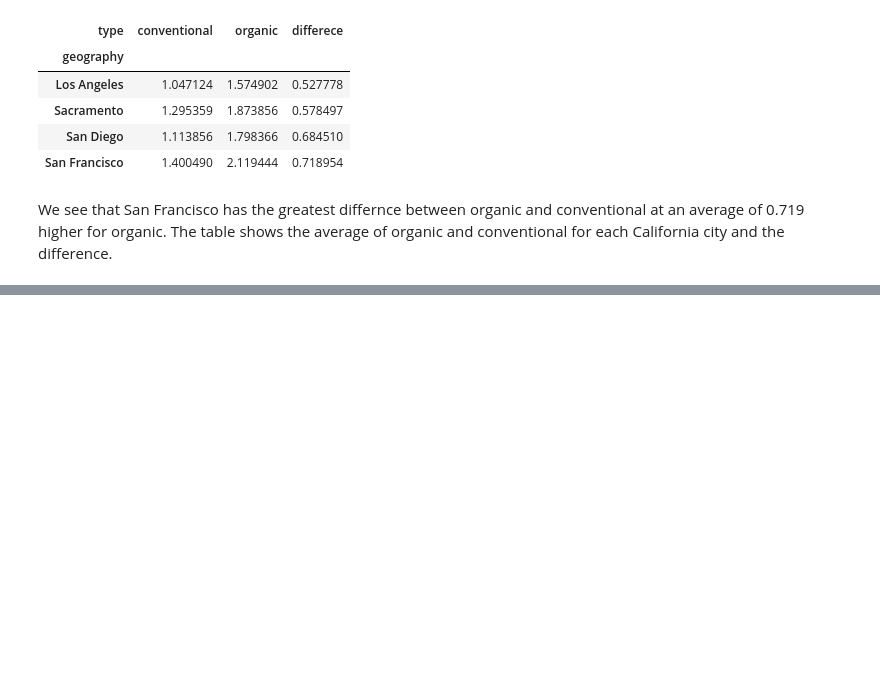
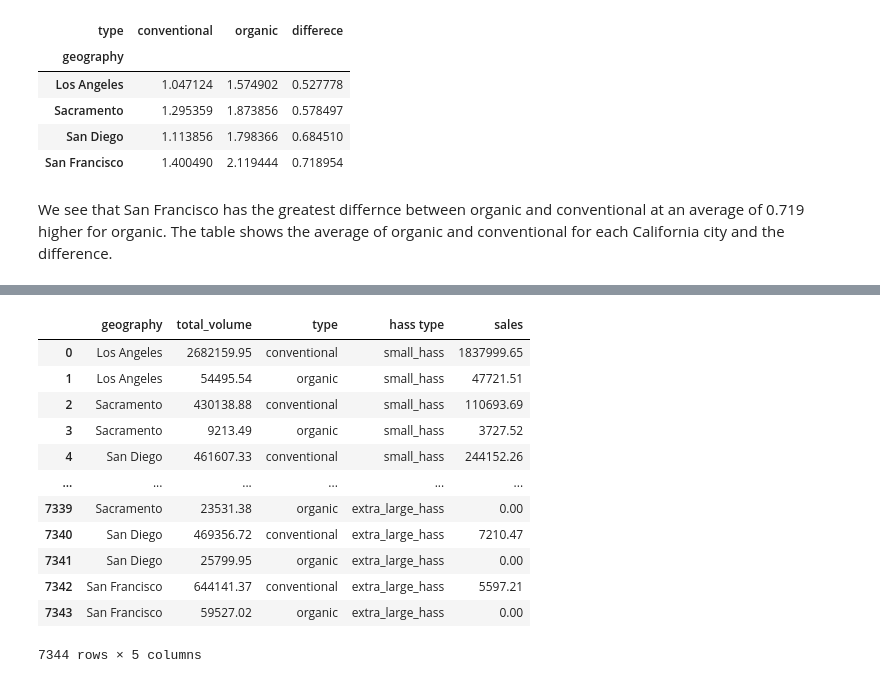
Before and after one commit to EthanSchultz49/GSB-544, a Jupyter notebook: Week_2/Lab2.ipynb, the cells around one changed output, grey strips where cells are left out. Drawn from its saved outputs; the diff is of its cells as text; code cells hidden in the pictures; blank space fills up the shorter version.

```diff
--- a/Week_2/Lab2.ipynb
+++ b/Week_2/Lab2.ipynb
@@ -188,0 +183,22 @@ plt.show()
+# %%
+filt_cali
+long_cali = filt_cali.melt(
+    id_vars=['geography','total_volume','type',],
+    value_vars=['total_volume','small_hass','large_hass','extra_large_hass'],
+    var_name='hass type',
+    value_name='sales')
+long_cali
+# %% [output]
+|  | geography | total_volume | type | hass type | sales |
+| 0 | Los Angeles | 2682159.95 | conventional | small_hass | 1837999.65 |
+| 1 | Los Angeles | 54495.54 | organic | small_hass | 47721.51 |
+| 2 | Sacramento | 430138.88 | conventional | small_hass | 110693.69 |
+| 3 | Sacramento | 9213.49 | organic | small_hass | 3727.52 |
+| 4 | San Diego | 461607.33 | conventional | small_hass | 244152.26 |
+| ... | ... | ... | ... | ... | ... |
+| 7339 | Sacramento | 23531.38 | organic | extra_large_hass | 0.00 |
+| 7340 | San Diego | 469356.72 | conventional | extra_large_hass | 7210.47 |
+| 7341 | San Diego | 25799.95 | organic | extra_large_hass | 0.00 |
+| 7342 | San Francisco | 644141.37 | conventional | extra_large_hass | 5597.21 |
+| 7343 | San Francisco | 59527.02 | organic | extra_large_hass | 0.00 |
+7344 rows × 5 columns
```
Also changed, not shown: parts of 5 cells of this notebook, 2 other files.
